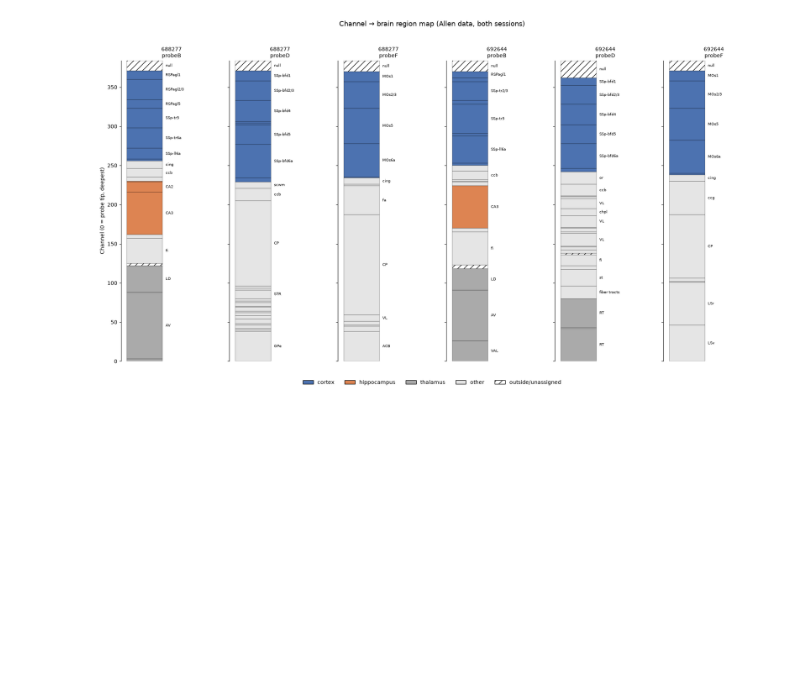
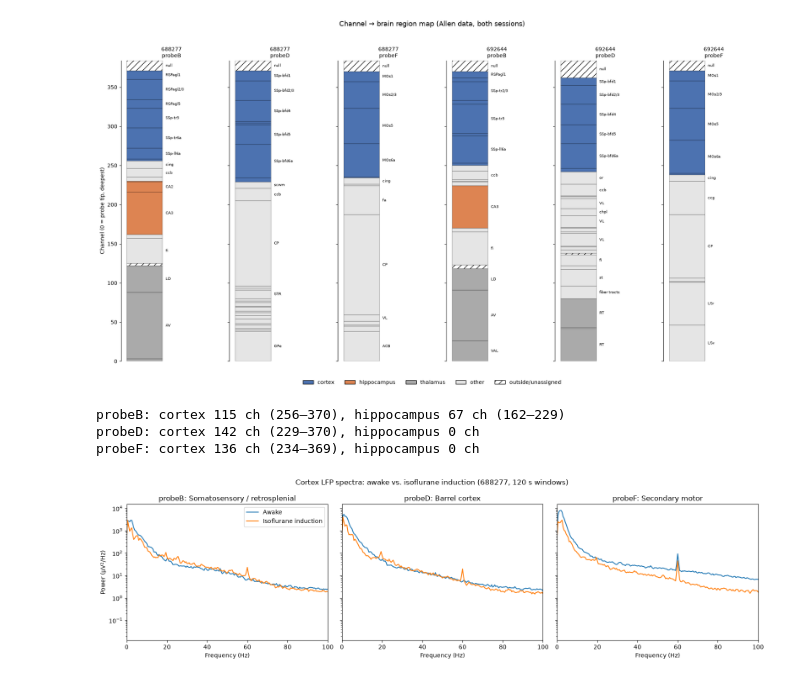
Before and after one commit to saasberkeley/dc-allen, a Jupyter notebook: src/visualization/lfp_region_spectra.ipynb, the cells around one changed output. Cells and saved outputs as stored; diff of their text form; code cells hidden in the pictures; blank space fills up the shorter version.

Commit message:
Awake vs. isoflurane induction spectra: cortex, hippocampus, EEG

```diff
--- a/src/visualization/lfp_region_spectra.ipynb
+++ b/src/visualization/lfp_region_spectra.ipynb
@@ -207,0 +218,59 @@ plt.show()
+# %%
+def channels_for(nwb, probe, category):
+    """Return valid channel numbers on a probe that belong to a region category."""
+    e = nwb.acquisition["LFP"][f"ElectricalSeries{probe}"].electrodes.to_dataframe()
+    cats = e["location"].astype(str).apply(region_category).to_numpy()
+    valid = e["is_data_valid"].astype(bool).to_numpy()
+    return np.where((cats == category) & valid)[0]
+
+# Quick check on the isoflurane file
+for probe in PROBES:
+    ctx = channels_for(nwbfile, probe, "cortex")
+    hip = channels_for(nwbfile, probe, "hippocampus")
+    print(f"{probe}: cortex {len(ctx)} ch ({ctx.min()}–{ctx.max()}), "
+          f"hippocampus {len(hip)} ch" + (f" ({hip.min()}–{hip.max()})" if len(hip) else ""))
+# %% [output]
+probeB: cortex 115 ch (256–370), hippocampus 67 ch (162–229)
+probeD: cortex 142 ch (229–370), hippocampus 0 ch
+probeF: cortex 136 ch (234–369), hippocampus 0 ch
+# %%
+from scipy import signal
+
+def compute_psd(data, fs):
+    """PLACEHOLDER spectrum (TASKS.md settings). Swap in Justin's function later."""
+    f, psd = signal.welch(data, fs=fs, nperseg=int(fs * 2), axis=0)
+    return f, psd          # psd: one column per channel
+
+WIN_LEN = 120   # 2-minute windows, per the POC
+WINDOWS_ISO = {
+    "Awake": 600,
+    "Isoflurane induction": 2281,   # last 2 min of the 5% period (2129–2401 s)
+}
+AREA = {
+    "probeB": "Somatosensory / retrosplenial",
+    "probeD": "Barrel cortex",
+    "probeF": "Secondary motor",
+}
+
+def region_psd(nwb, probe, category, t_start, win_len=WIN_LEN):
+    """Average spectrum across all valid channels of one region on one probe."""
+    chans = channels_for(nwb, probe, category)
+    _, data, fs = load_lfp(nwb, probe, t_start, t_start + win_len, chans)
+    f, psd = compute_psd(data, fs)
+    return f, psd.mean(axis=1)
+
+fig, axes = plt.subplots(1, 3, figsize=(16, 4.5), sharey=True)
+for ax, probe in zip(axes, PROBES):
+    for label, t0 in WINDOWS_ISO.items():
+        f, p = region_psd(nwbfile, probe, "cortex", t0)
+        ax.semilogy(f, p, label=label)
+    ax.set_xlim(0, 100)
+    ax.set_title(f"{probe}: {AREA[probe]}")
+    ax.set_xlabel("Frequency (Hz)")
+axes[0].set_ylabel("Power (µV²/Hz)")
+axes[0].legend()
+fig.suptitle("Cortex LFP spectra: awake vs. isoflurane induction (688277, 120 s windows)")
+plt.tight_layout()
+plt.show()
+# %% [output]
+[figure, added]
```
Also changed, not shown: parts of 12 cells of this notebook.
